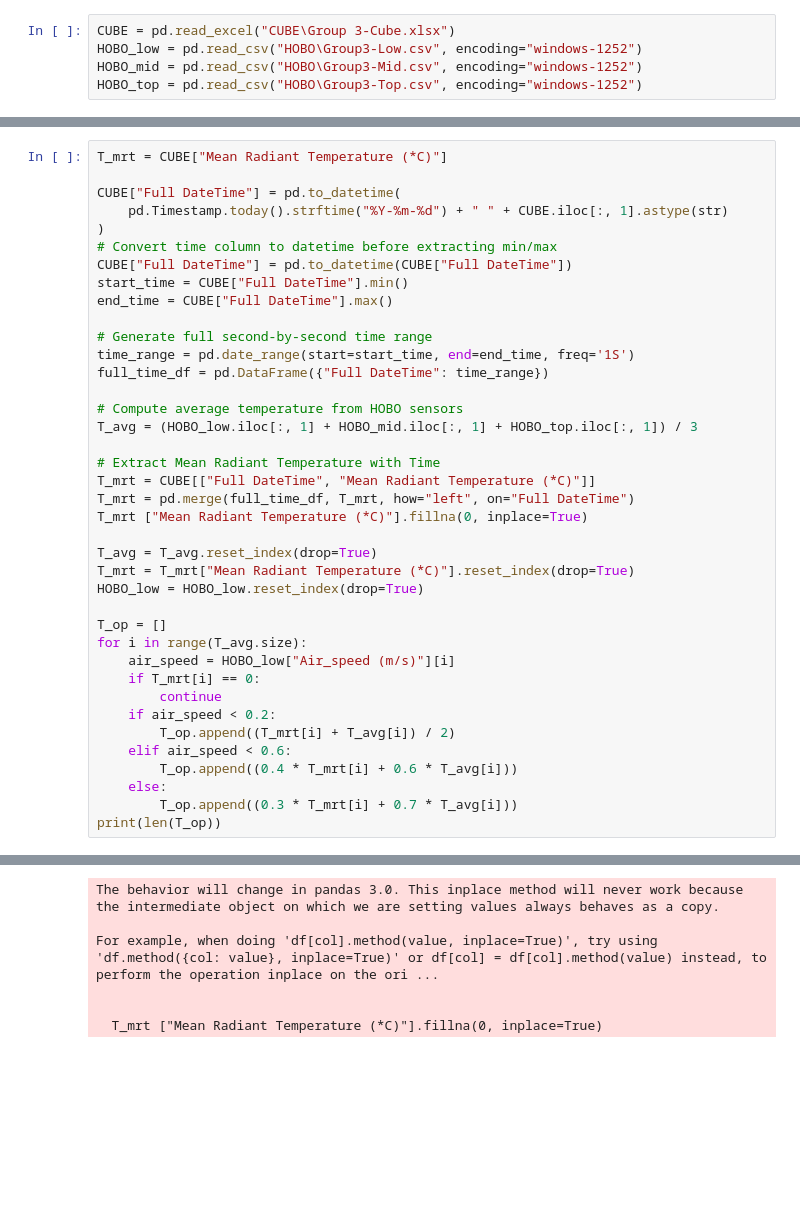
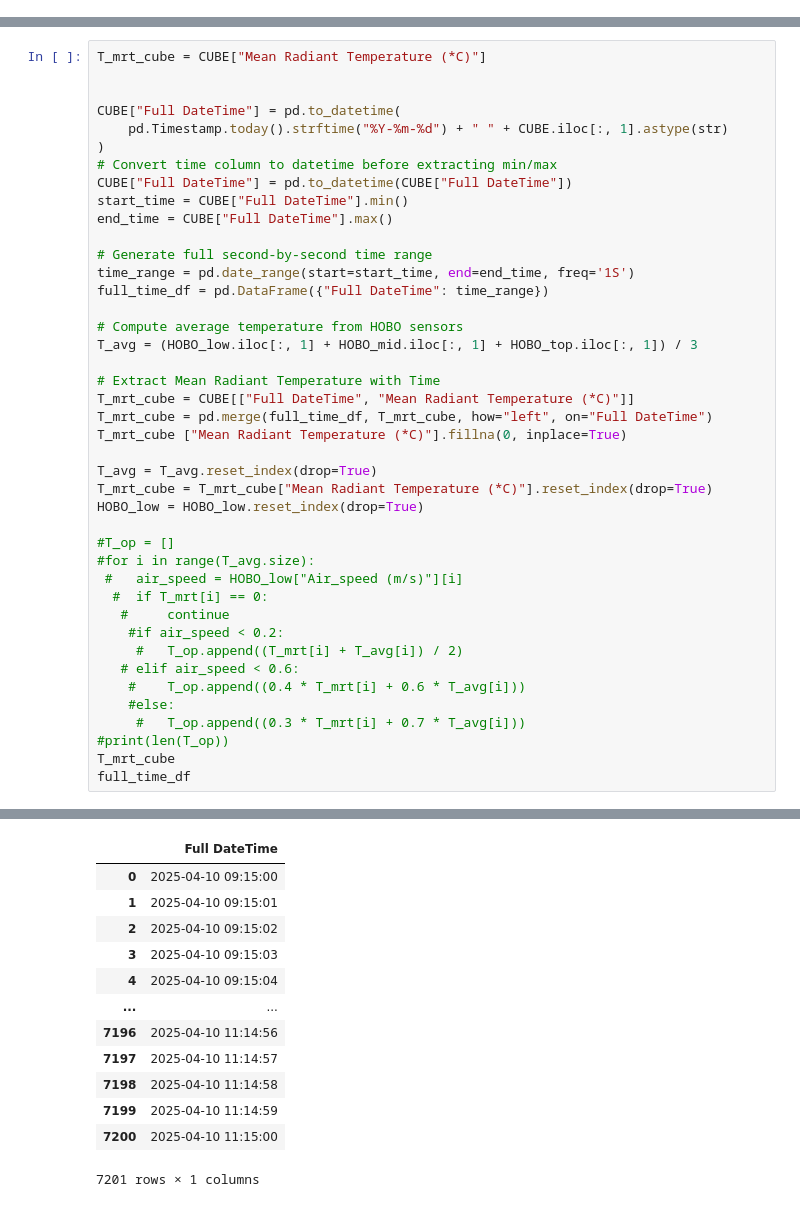
Before and after one commit to aarnezanocco/civil-450-group-project, a Jupyter notebook: group3.ipynb, the cells around one changed output, grey strips where cells are left out. Cells and saved outputs as stored; diff of their text form; blank space fills up the shorter version.

```diff
--- a/group3.ipynb
+++ b/group3.ipynb
@@ -4,5 +4,0 @@ import numpy as np
-# %%
-CUBE = pd.read_excel("CUBE\Group 3-Cube.xlsx")
-HOBO_low = pd.read_csv("HOBO\Group3-Low.csv", encoding="windows-1252")
-HOBO_mid = pd.read_csv("HOBO\Group3-Mid.csv", encoding="windows-1252")
-HOBO_top = pd.read_csv("HOBO\Group3-Top.csv", encoding="windows-1252")
@@ -9,5 +9,6 @@ HOBO_top = pd.read_csv("HOBO\Group3-Top.csv", encoding="windows-1252")
 # %%
-T_mrt = CUBE["Mean Radiant Temperature (*C)"]
+T_mrt_cube = CUBE["Mean Radiant Temperature (*C)"]
+
 
 CUBE["Full DateTime"] = pd.to_datetime(
     pd.Timestamp.today().strftime("%Y-%m-%d") + " " + CUBE.iloc[:, 1].astype(str)
@@ -25,24 +26,26 @@ full_time_df = pd.DataFrame({"Full DateTime": time_range})
 T_avg = (HOBO_low.iloc[:, 1] + HOBO_mid.iloc[:, 1] + HOBO_top.iloc[:, 1]) / 3
 
 # Extract Mean Radiant Temperature with Time
-T_mrt = CUBE[["Full DateTime", "Mean Radiant Temperature (*C)"]]
-T_mrt = pd.merge(full_time_df, T_mrt, how="left", on="Full DateTime")
-T_mrt ["Mean Radiant Temperature (*C)"].fillna(0, inplace=True)
+T_mrt_cube = CUBE[["Full DateTime", "Mean Radiant Temperature (*C)"]]
+T_mrt_cube = pd.merge(full_time_df, T_mrt_cube, how="left", on="Full DateTime")
+T_mrt_cube ["Mean Radiant Temperature (*C)"].fillna(0, inplace=True)
 
 T_avg = T_avg.reset_index(drop=True)
-T_mrt = T_mrt["Mean Radiant Temperature (*C)"].reset_index(drop=True)
+T_mrt_cube = T_mrt_cube["Mean Radiant Temperature (*C)"].reset_index(drop=True)
 HOBO_low = HOBO_low.reset_index(drop=True)
 
-T_op = []
-for i in range(T_avg.size):
-    air_speed = HOBO_low["Air_speed (m/s)"][i]
-    if T_mrt[i] == 0:
-        continue
-    if air_speed < 0.2:
-        T_op.append((T_mrt[i] + T_avg[i]) / 2)
-    elif air_speed < 0.6:
-        T_op.append((0.4 * T_mrt[i] + 0.6 * T_avg[i]))
-    else:
-        T_op.append((0.3 * T_mrt[i] + 0.7 * T_avg[i]))
-print(len(T_op))
+#T_op = []
+#for i in range(T_avg.size):
+ #   air_speed = HOBO_low["Air_speed (m/s)"][i]
+  #  if T_mrt[i] == 0:
+   #     continue
+    #if air_speed < 0.2:
+     #   T_op.append((T_mrt[i] + T_avg[i]) / 2)
+   # elif air_speed < 0.6:
+    #    T_op.append((0.4 * T_mrt[i] + 0.6 * T_avg[i]))
+    #else:
+     #   T_op.append((0.3 * T_mrt[i] + 0.7 * T_avg[i]))
+#print(len(T_op))
+T_mrt_cube
+full_time_df
 # %% [output]
@@ -50,6 +58,13 @@ print(len(T_op))
+|  | Full DateTime |
+| 0 | 2025-04-10 09:15:00 |
+| 1 | 2025-04-10 09:15:01 |
+| 2 | 2025-04-10 09:15:02 |
+| 3 | 2025-04-10 09:15:03 |
+| 4 | 2025-04-10 09:15:04 |
+| ... | ... |
+| 7196 | 2025-04-10 11:14:56 |
+| 7197 | 2025-04-10 11:14:57 |
+| 7198 | 2025-04-10 11:14:58 |
+| 7199 | 2025-04-10 11:14:59 |
+| 7200 | 2025-04-10 11:15:00 |
-The behavior will change in pandas 3.0. This inplace method will never work because the intermediate object on which we are setting values always behaves as a copy.
-
-For example, when doing 'df[col].method(value, inplace=True)', try using 'df.method({col: value}, inplace=True)' or df[col] = df[col].method(value) instead, to perform the operation inplace on the ori ...
-
-
-  T_mrt ["Mean Radiant Temperature (*C)"].fillna(0, inplace=True)
+7201 rows × 1 columns
```
Also changed, not shown: parts of 6 cells of this notebook, 2 other files.
